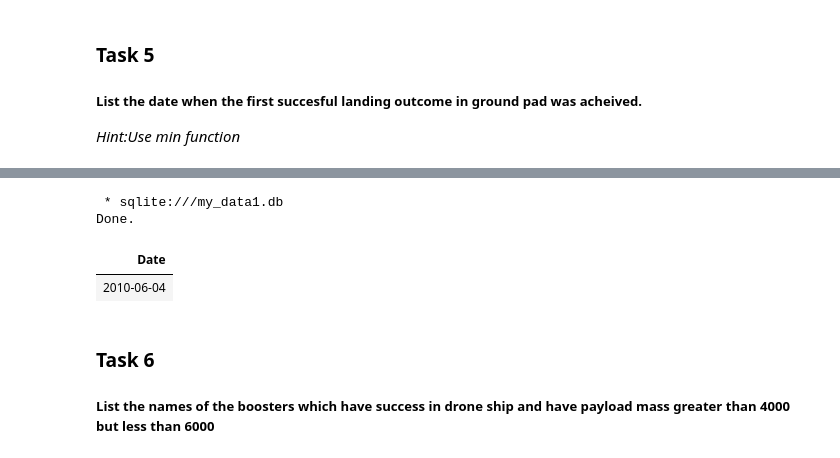
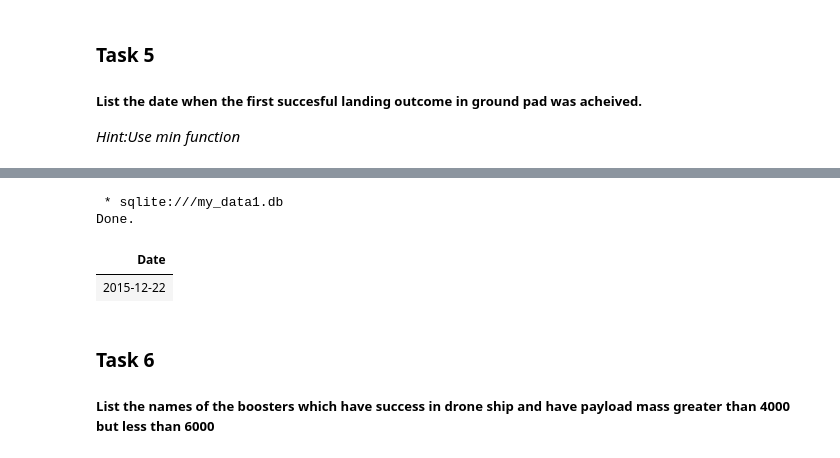
Before and after one commit to AfterRain007/TFDS, a Jupyter notebook: Finale/5 jupyter-labs-eda-sql-coursera_sqllite.ipynb, the cells around one changed output, grey strips where cells are left out. Drawn from its saved outputs; the diff is of its cells as text; code cells hidden in the pictures.

```diff
--- a/Finale/5 jupyter-labs-eda-sql-coursera_sqllite.ipynb
+++ b/Finale/5 jupyter-labs-eda-sql-coursera_sqllite.ipynb
@@ -187,14 +210,14 @@ _Hint:Use min function_
 # %%
 %%sql
 
 SELECT Date
 FROM SPACEXTABLE
-WHERE Date = (SELECT MIN(date) FROM SPACEXTABLE WHERE Mission_Outcome LIKE ("Success"))
+WHERE Date = (SELECT MIN(date) FROM SPACEXTABLE WHERE Landing_Outcome LIKE ("Success (ground pad)"))
 # %% [output]
  * sqlite:///my_data1.db
 Done.
 | Date |
-| 2010-06-04 |
+| 2015-12-22 |
 # %% [markdown]
 ### Task 6
 
```
Also changed, not shown: parts of 4 cells of this notebook, 5 other files.
